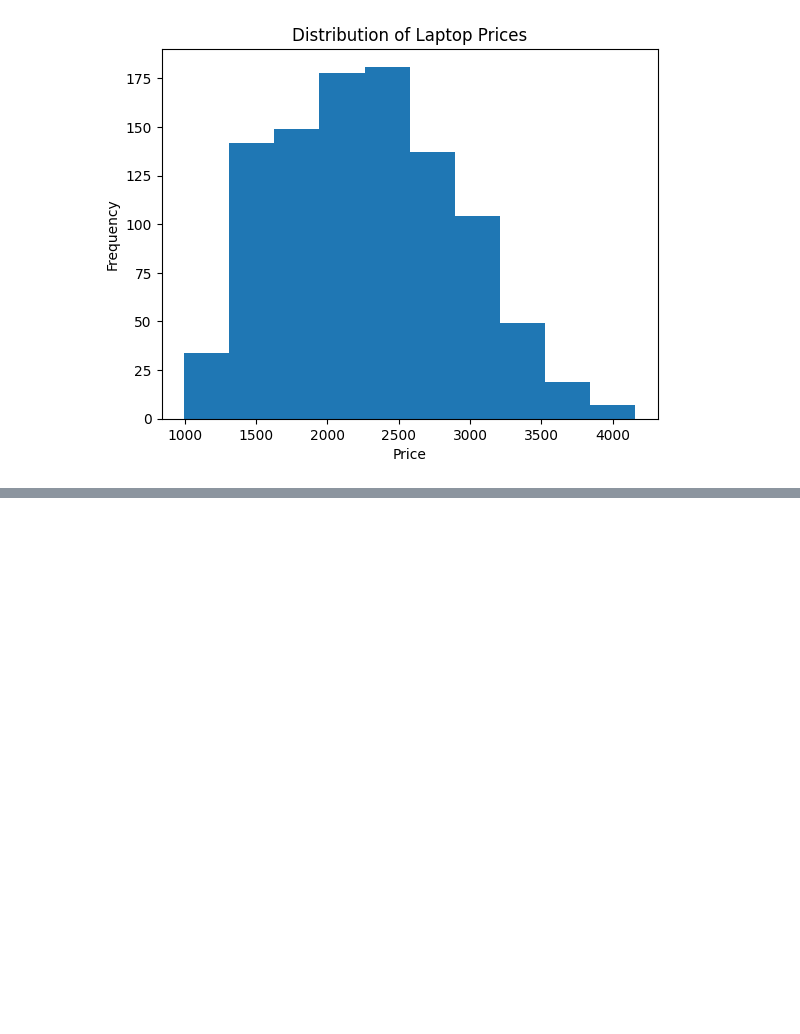
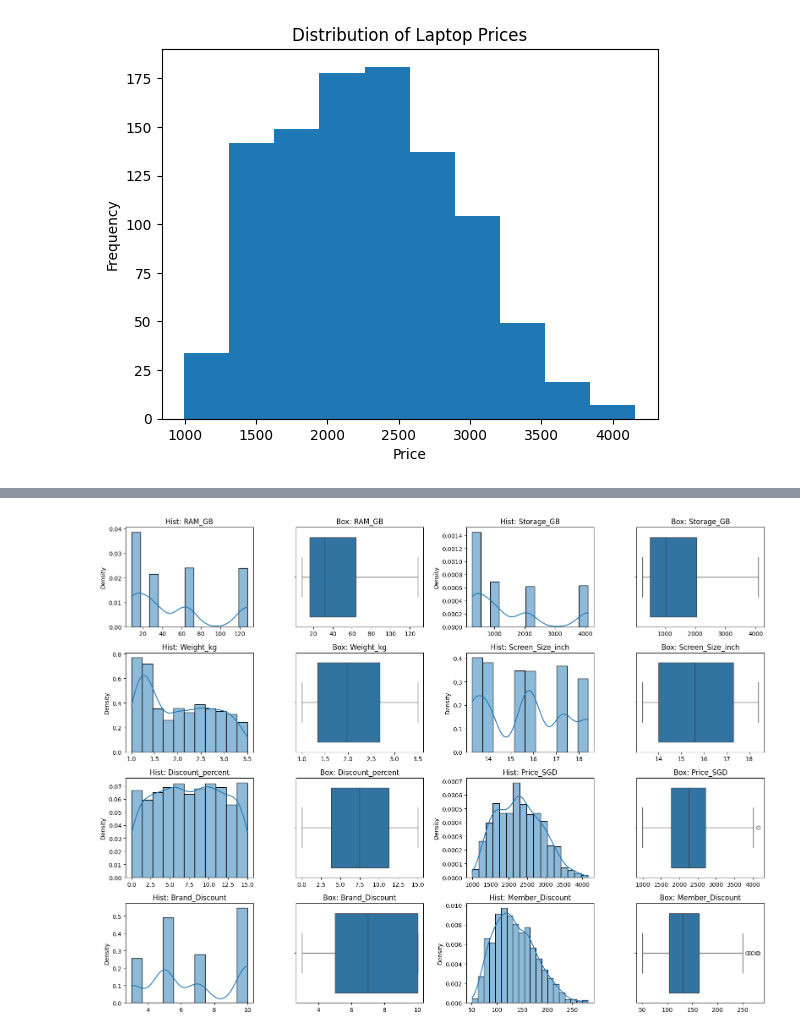
Before and after one commit to miffylim2308/ADALL_github, a Jupyter notebook: Main.ipynb, the cells around one changed output, grey strips where cells are left out. Drawn from its saved outputs; the diff is of its cells as text; code cells hidden in the pictures; blank space fills up the shorter version.

```diff
--- a/Main.ipynb
+++ b/Main.ipynb
@@ -51,0 +101,66 @@ ValueError: could not convert string to float: 'Acer'
+# %%
+import pandas as pd
+import numpy as np
+import matplotlib.pyplot as plt
+import seaborn as sns
+
+# 1) shape, info, dtypes, first 5 rows
+print("Shape:", df.shape)
+print("\nInfo:")
+df.info()
+print("\nDtypes:\n", df.dtypes)
+print("\nFirst 5 rows:\n", df.head(5))
+
+# 2) list columns
+print("\nColumns:\n", list(df.columns))
+
+# 3) summary statistics (include all to capture non-numeric)
+print("\nSummary statistics (all):\n", df.describe(include='all').T)
+
+# 4) missing and duplicate values
+missing = df.isnull().sum()
+missing_pct = (missing / len(df) * 100).round(2)
+print("\nMissing values (count and %):\n", pd.concat([missing, missing_pct.rename('percent')], axis=1))
+dupes = df.duplicated().sum()
+print("\nDuplicate rows count:", dupes)
+if dupes > 0:
+    print("\nSample duplicate rows:\n", df[df.duplicated(keep=False)].head())
+
+# 5) notable distribution patterns: skewness and outliers (IQR method)
+numeric = df.select_dtypes(include=[np.number]).columns.tolist()
+if len(numeric) == 0:
+    print("\nNo numeric columns for distribution analysis.")
+else:
+    skewness = df[numeric].skew().sort_values()
+    print("\nSkewness (numeric columns):\n", skewness)
+    highly_skewed = skewness[skewness.abs() > 1]
+    print("\nHighly skewed columns (|skew|>1):\n", highly_skewed)
+
+    outlier_stats = []
+    for col in numeric:
+        s = df[col].dropna()
+        q1, q3 = s.quantile([0.25, 0.75])
+        iqr = q3 - q1
+        lower, upper = q1 - 1.5 * iqr, q3 + 1.5 * iqr
+        out_count = s[(s < lower) | (s > upper)].shape[0]
+        outlier_stats.append((col, q1, q3, iqr, lower, upper, out_count, round(out_count / len(df) * 100, 2)))
+    outlier_df = pd.DataFrame(outlier_stats, columns=['col','q1','q3','iqr','lower','upper','outlier_count','outlier_percent']).set_index('col')
+    print("\nOutlier summary (IQR method):\n", outlier_df.sort_values('outlier_count', ascending=False))
+
+    # Plots: histograms with KDE and boxplots for numeric columns
+    n = len(numeric)
+    cols = min(4, n)
+    rows = int(np.ceil(n / cols))
+    plt.figure(figsize=(4 * cols, 3 * rows * 2))
+    for i, col in enumerate(numeric, start=1):
+        plt.subplot(rows * 2, cols, 2 * (i - 1) + 1)
+        sns.histplot(df[col].dropna(), kde=True, stat="density")
+        plt.title(f"Hist: {col}")
+        plt.xlabel('')
+        plt.subplot(rows * 2, cols, 2 * (i - 1) + 2)
+        sns.boxplot(x=df[col])
+        plt.title(f"Box: {col}")
+        plt.xlabel('')
+    plt.tight_layout()
+    plt.show()
+# %% [output]
@@ -51,0 +184 @@ ValueError: could not convert string to float: 'Acer'
+[figure, added]
```
Also changed, not shown: parts of 6 cells of this notebook.
